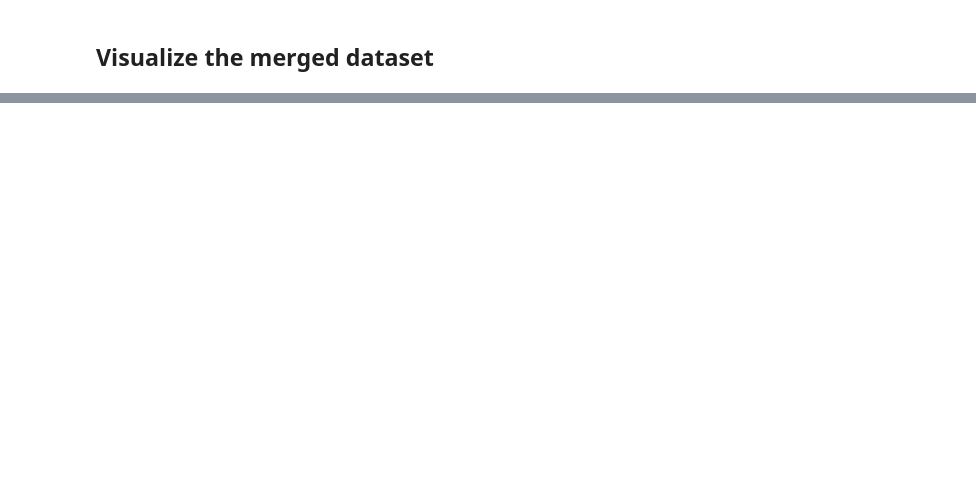
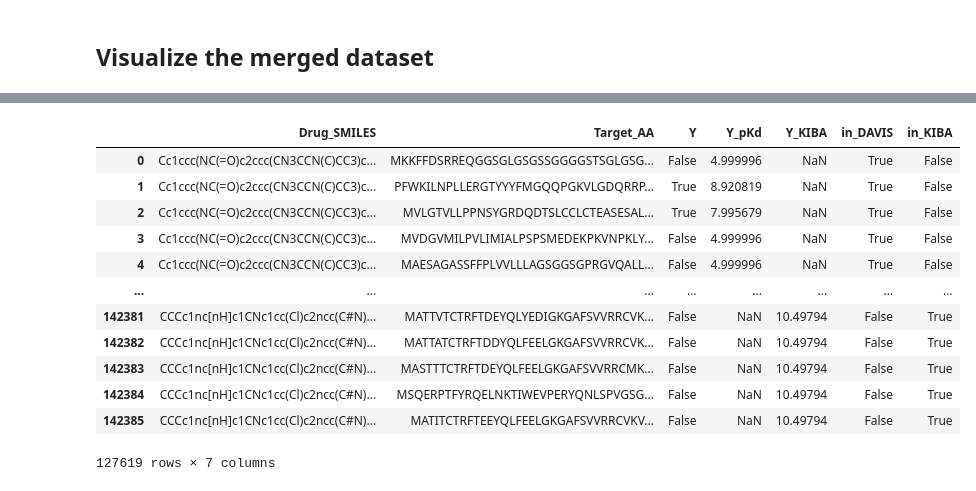
Before and after one commit to robsyc/MB-VAE-DTI, a Jupyter notebook: notebooks/loading.ipynb, the cells around one changed output, grey strips where cells are left out. Drawn from its saved outputs; the diff is of its cells as text; code cells hidden in the pictures; blank space fills up the shorter version.

```diff
--- a/notebooks/loading.ipynb
+++ b/notebooks/loading.ipynb
@@ -118 +160,17 @@ Percentiles:
 'data/images/promiscuity_analysis.png'
+# %%
+df
+# %% [output]
+|  | Drug_SMILES | Target_AA | Y | Y_pKd | Y_KIBA | in_DAVIS | in_KIBA |
+| 0 | Cc1ccc(NC(=O)c2ccc(CN3CCN(C)CC3)c... | MKKFFDSRREQGGSGLGSGSSGGGGSTSGLGSG... | False | 4.999996 | NaN | True | False |
+| 1 | Cc1ccc(NC(=O)c2ccc(CN3CCN(C)CC3)c... | PFWKILNPLLERGTYYYFMGQQPGKVLGDQRRP... | True | 8.920819 | NaN | True | False |
+| 2 | Cc1ccc(NC(=O)c2ccc(CN3CCN(C)CC3)c... | MVLGTVLLPPNSYGRDQDTSLCCLCTEASESAL... | True | 7.995679 | NaN | True | False |
+| 3 | Cc1ccc(NC(=O)c2ccc(CN3CCN(C)CC3)c... | MVDGVMILPVLIMIALPSPSMEDEKPKVNPKLY... | False | 4.999996 | NaN | True | False |
+| 4 | Cc1ccc(NC(=O)c2ccc(CN3CCN(C)CC3)c... | MAESAGASSFFPLVVLLLAGSGGSGPRGVQALL... | False | 4.999996 | NaN | True | False |
+| ... | ... | ... | ... | ... | ... | ... | ... |
+| 142381 | CCCc1nc[nH]c1CNc1cc(Cl)c2ncc(C#N)... | MATTVTCTRFTDEYQLYEDIGKGAFSVVRRCVK... | False | NaN | 10.49794 | False | True |
+| 142382 | CCCc1nc[nH]c1CNc1cc(Cl)c2ncc(C#N)... | MATTATCTRFTDDYQLFEELGKGAFSVVRRCVK... | False | NaN | 10.49794 | False | True |
+| 142383 | CCCc1nc[nH]c1CNc1cc(Cl)c2ncc(C#N)... | MASTTTCTRFTDEYQLFEELGKGAFSVVRRCMK... | False | NaN | 10.49794 | False | True |
+| 142384 | CCCc1nc[nH]c1CNc1cc(Cl)c2ncc(C#N)... | MSQERPTFYRQELNKTIWEVPERYQNLSPVGSG... | False | NaN | 10.49794 | False | True |
+| 142385 | CCCc1nc[nH]c1CNc1cc(Cl)c2ncc(C#N)... | MATITCTRFTEEYQLFEELGKGAFSVVRRCVKV... | False | NaN | 10.49794 | False | True |
+127619 rows × 7 columns
```
Also changed, not shown: parts of 7 cells of this notebook.
